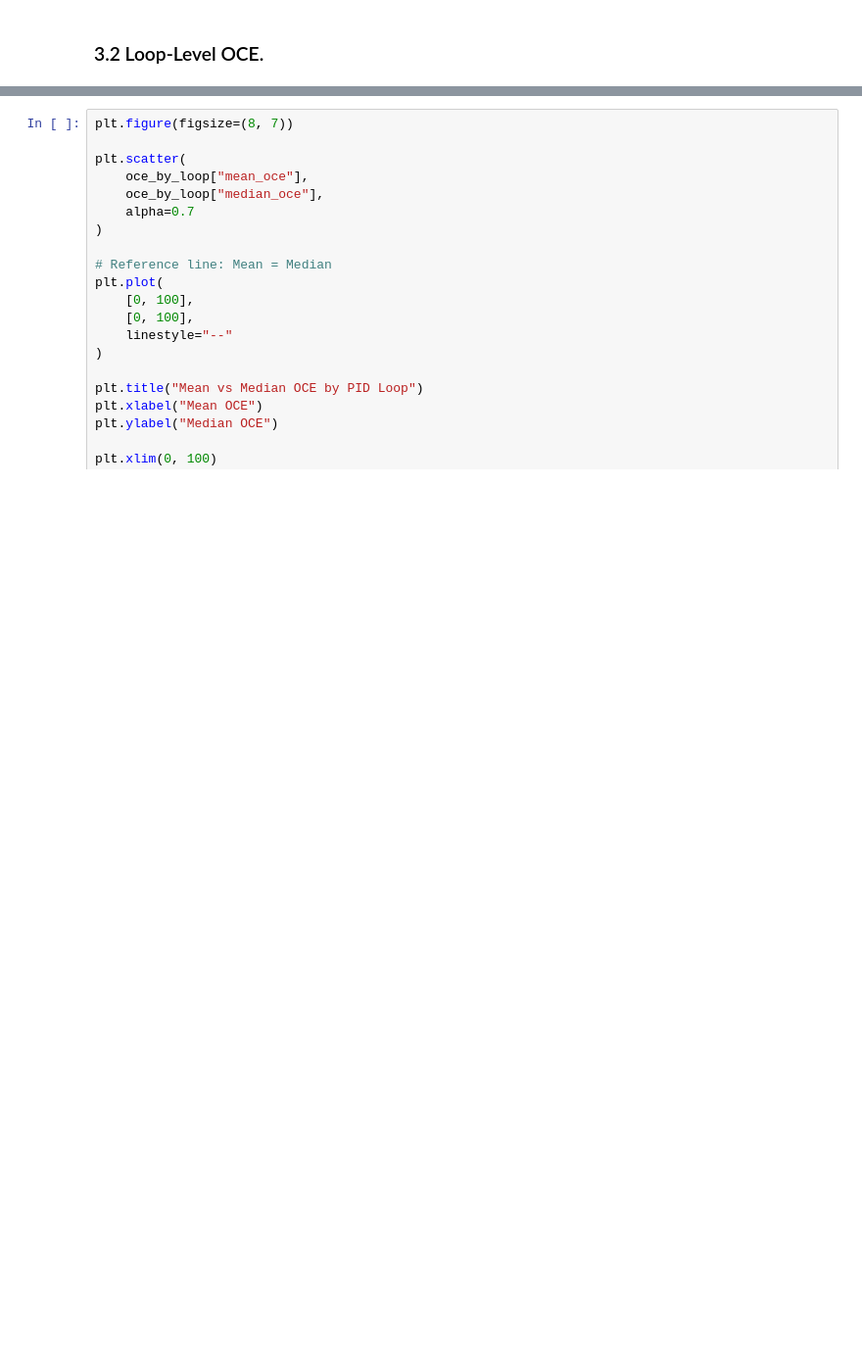
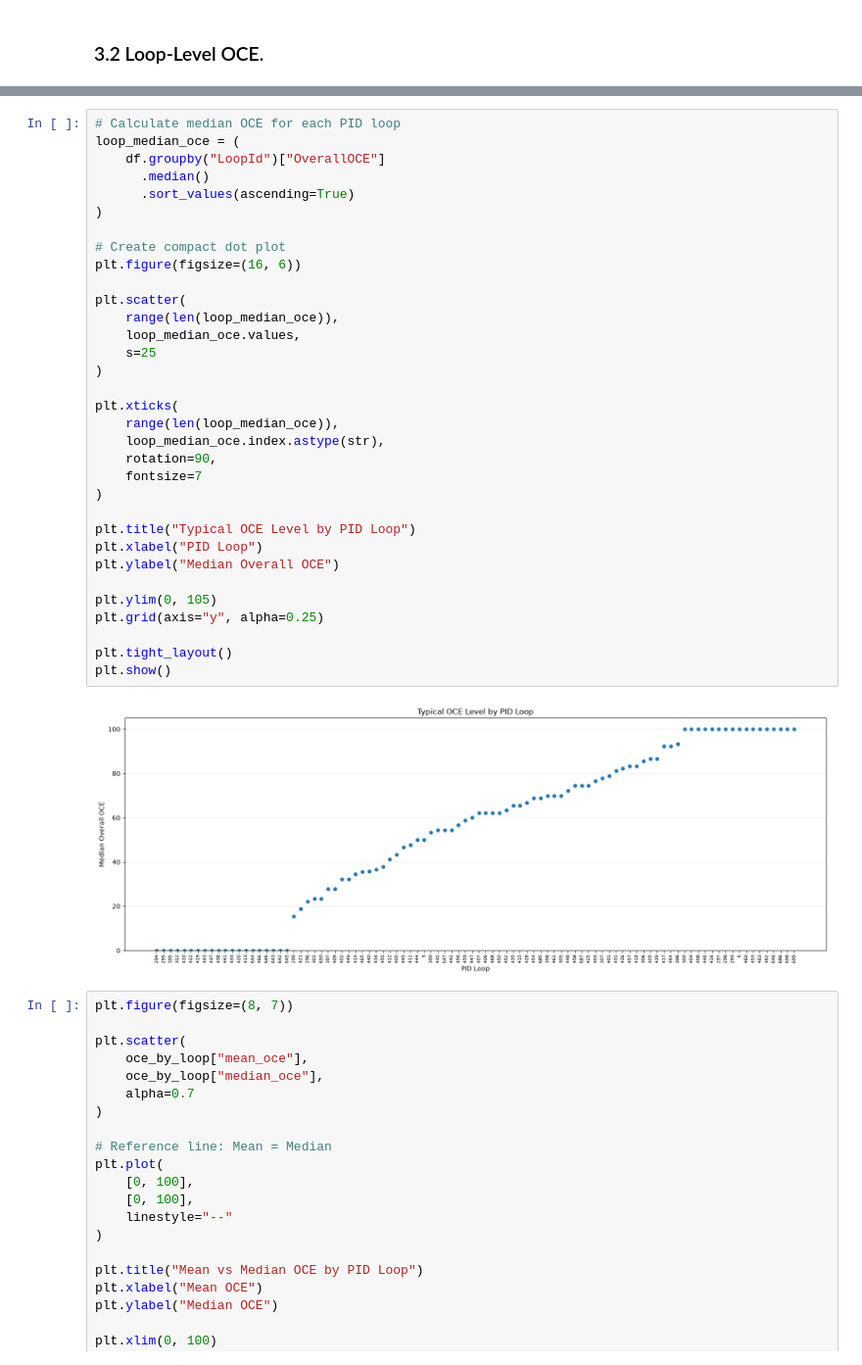
Before and after one commit to DataByThinh/control-station, a Jupyter notebook: notebooks/eda.ipynb, the cells around one changed output, grey strips where cells are left out. Shown at 98% size. Drawn from its saved outputs; the diff is of its cells as text; blank space fills up the shorter version.

Commit message:
feat: update OCE Overall Analysis

```diff
--- a/notebooks/eda.ipynb
+++ b/notebooks/eda.ipynb
@@ -996,3 +870,38 @@ display(
+# %%
+# Calculate median OCE for each PID loop
+loop_median_oce = (
+    df.groupby("LoopId")["OverallOCE"]
+      .median()
+      .sort_values(ascending=True)
+)
+
+# Create compact dot plot
+plt.figure(figsize=(16, 6))
+
+plt.scatter(
+    range(len(loop_median_oce)),
+    loop_median_oce.values,
+    s=25
+)
+
+plt.xticks(
+    range(len(loop_median_oce)),
+    loop_median_oce.index.astype(str),
+    rotation=90,
+    fontsize=7
+)
+
+plt.title("Typical OCE Level by PID Loop")
+plt.xlabel("PID Loop")
+plt.ylabel("Median Overall OCE")
+
+plt.ylim(0, 105)
+plt.grid(axis="y", alpha=0.25)
+
+plt.tight_layout()
+plt.show()
+# %% [output]
+[figure, added]
 # %%
 plt.figure(figsize=(8, 7))
 
```
Also changed, not shown: parts of 7 cells of this notebook.
